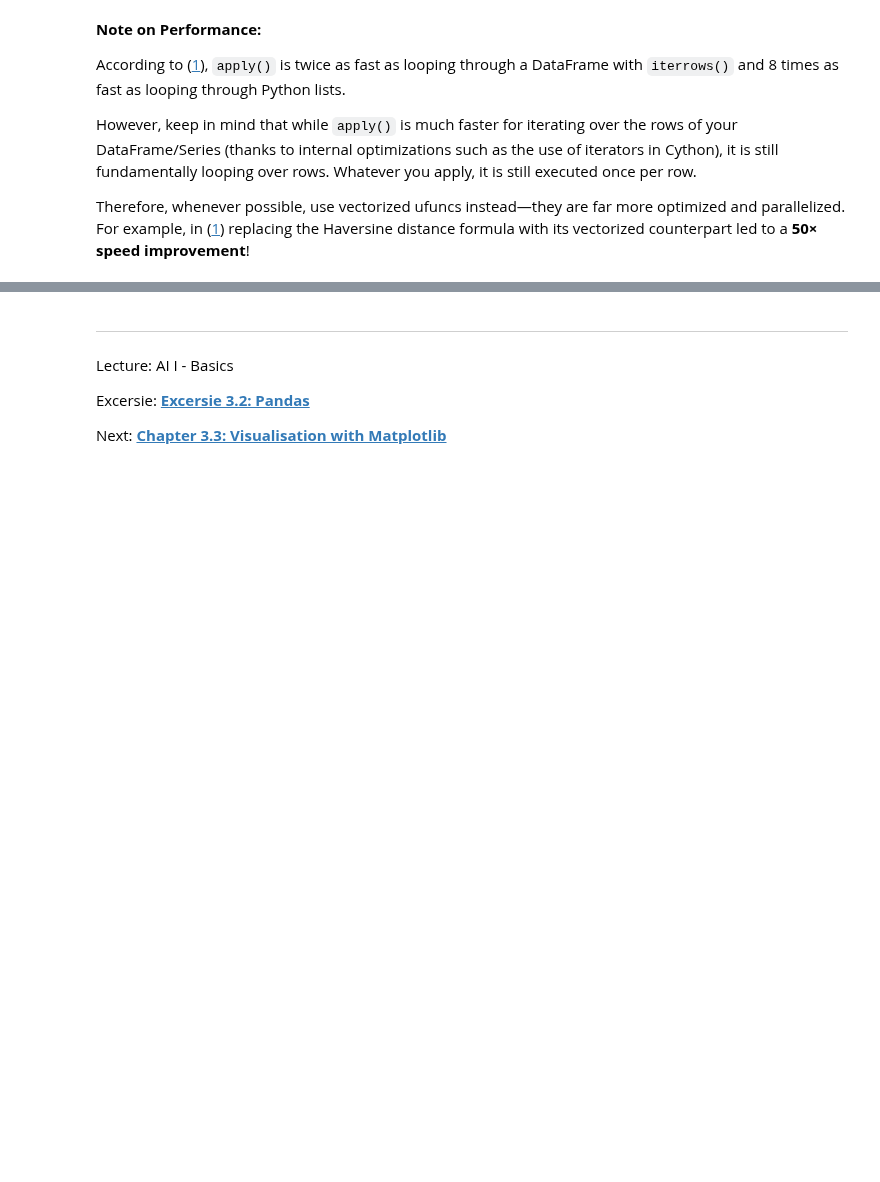
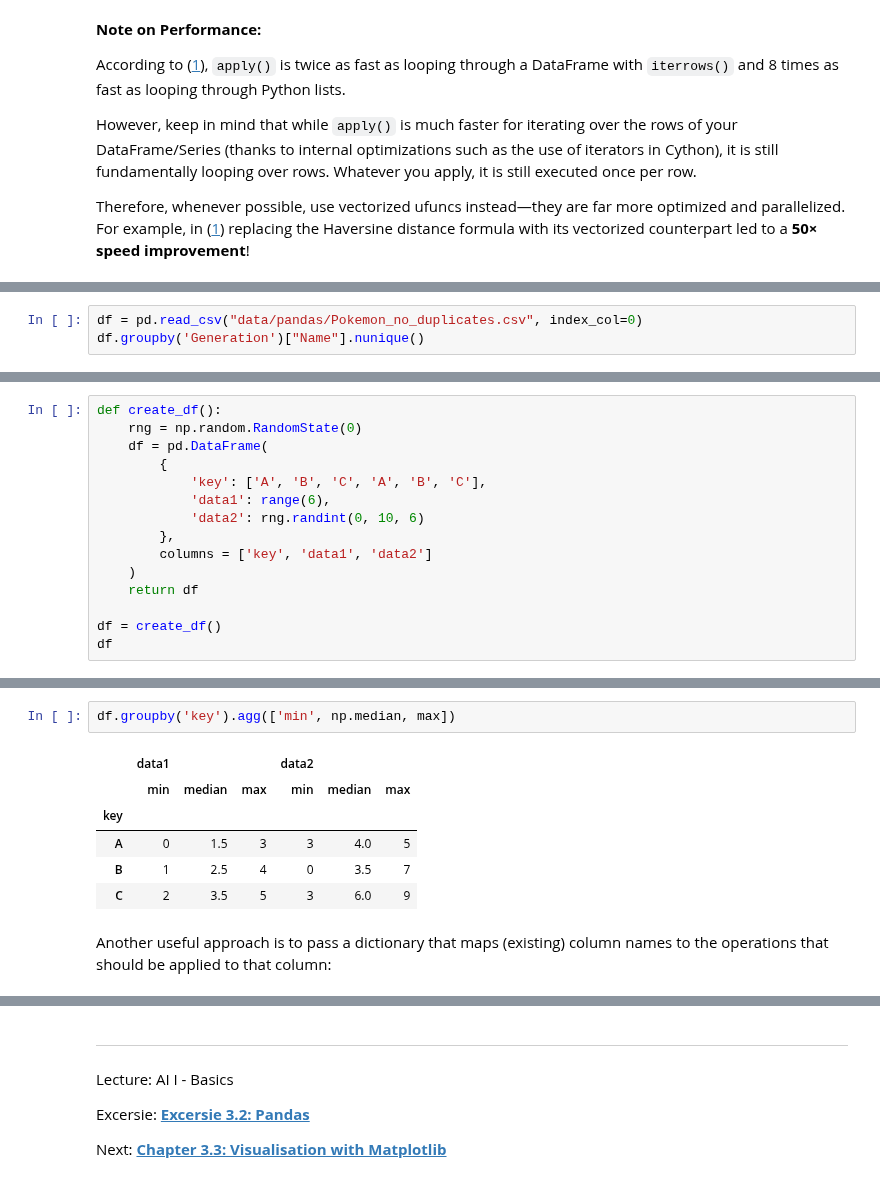
Before and after one commit to iLuckyW/lecture-ai-basics, a Jupyter notebook: chapter/03_data/02_pandas.ipynb, the cells around one changed output, grey strips where cells are left out. Saved outputs shown, nothing was run; the diff lists cells and outputs as text; blank space fills up the shorter version.

Commit message:
feat: add pandas subchapter

```diff
--- a/chapter/03_data/02_pandas.ipynb
+++ b/chapter/03_data/02_pandas.ipynb
@@ -2478,0 +2617,3 @@ Therefore, whenever possible, use vectorized ufuncs instead—they are far more
+# %%
+df = pd.read_csv("data/pandas/Pokemon_no_duplicates.csv", index_col=0)
+df.groupby('Generation')["Name"].nunique()
@@ -2478,0 +2636,15 @@ Therefore, whenever possible, use vectorized ufuncs instead—they are far more
+# %%
+def create_df():
+    rng = np.random.RandomState(0)
+    df = pd.DataFrame(
+        {
+            'key': ['A', 'B', 'C', 'A', 'B', 'C'],
+            'data1': range(6),
+            'data2': rng.randint(0, 10, 6)
+        },
+        columns = ['key', 'data1', 'data2']
+    )
+    return df
+
+df = create_df()
+df
@@ -2478,0 +2674,11 @@ Therefore, whenever possible, use vectorized ufuncs instead—they are far more
+# %%
+df.groupby('key').agg(['min', np.median, max])
+# %% [output]
+|  | data1 |  |  | data2 |  |  |
+|  | min | median | max | min | median | max |
+| key |  |  |  |  |  |  |
+| A | 0 | 1.5 | 3 | 3 | 4.0 | 5 |
+| B | 1 | 2.5 | 4 | 0 | 3.5 | 7 |
+| C | 2 | 3.5 | 5 | 3 | 6.0 | 9 |
+# %% [markdown]
+Another useful approach is to pass a dictionary that maps (existing) column names to the operations that should be applied to that column:
```
Also changed, not shown: parts of 50 cells of this notebook.
